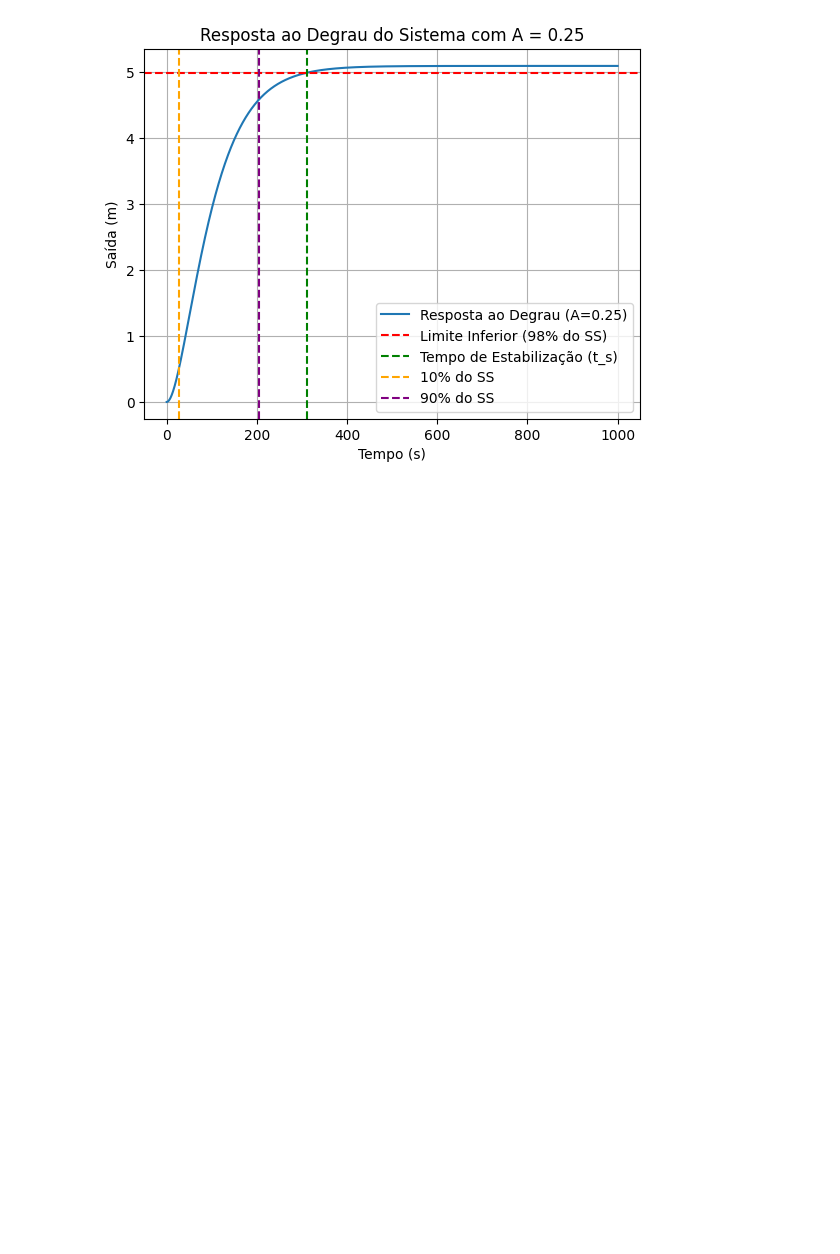
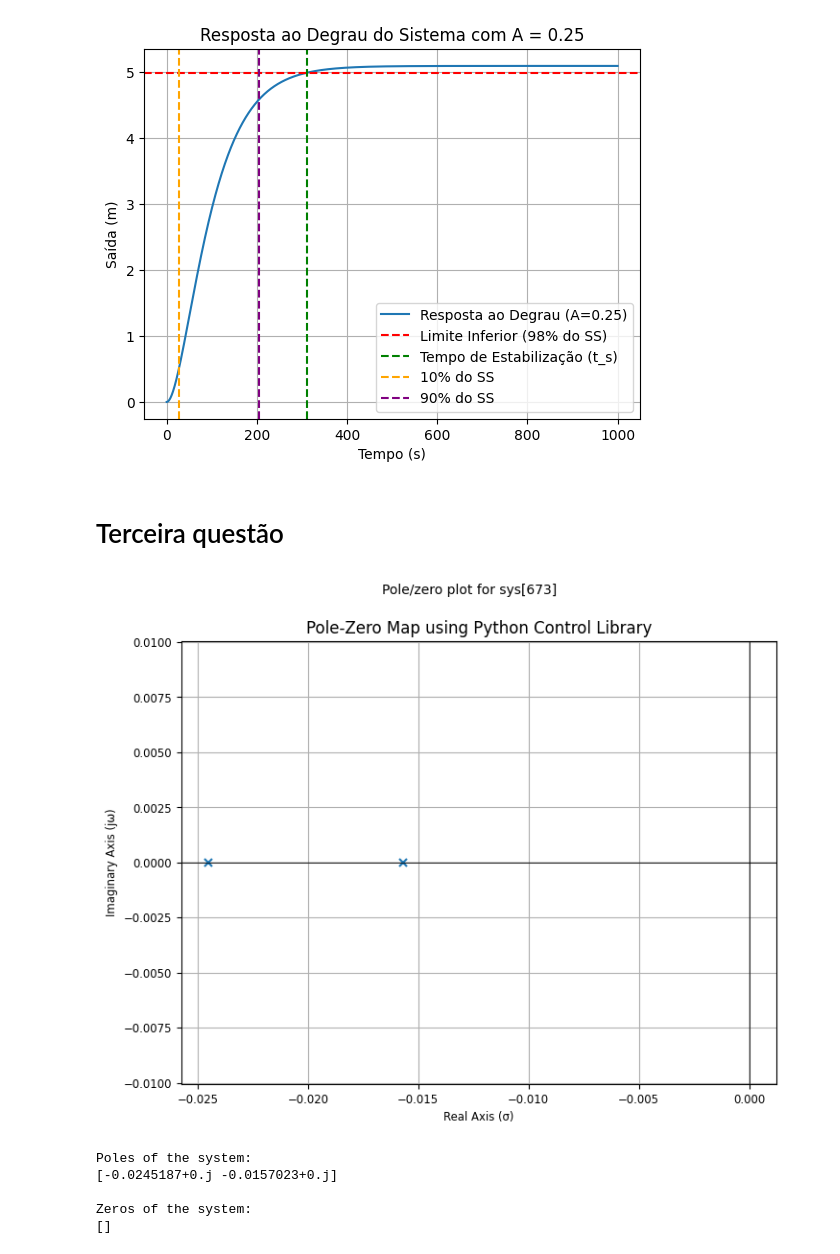
Before and after one commit to Daviipontes/ProjectWork-, a Jupyter notebook: CodigosTask2/task2.ipynb, the cells around one changed output. Drawn from its saved outputs; the diff is of its cells as text; code cells hidden in the pictures; blank space fills up the shorter version.

```diff
--- a/CodigosTask2/task2.ipynb
+++ b/CodigosTask2/task2.ipynb
@@ -79,3 +79,46 @@ plt.show()
 Tempo de Estabilização (t_s): 311.66 s
 Tempo de Subida (t_r): 177.59 s
 [figure]
+# %% [markdown]
+# Terceira questão
+# %%
+# define os coeficientes do numerador e denominador
+# para P(s) = 1 / (s^2 + 0.0407221s + 0.099385)
+numerator_coeffs = [0.007848]
+denominator_coeffs = [1, 0.040221, 0.000385]
+
+# cria a função de transferência
+system = ct.tf(numerator_coeffs, denominator_coeffs)
+
+# plota o mapa de polos e zeros
+plt.figure(figsize=(8, 6))
+ct.pzmap(system)
+
+# título e rótulos
+plt.title('Pole-Zero Map using Python Control Library')
+plt.xlabel('Real Axis (σ)')
+plt.ylabel('Imaginary Axis (jω)')
+
+# eixos real e imaginário no gráfico
+plt.axhline(0, color='black', lw=0.5)
+plt.axvline(0, color='black', lw=0.5)
+
+# adiciona grid
+plt.grid(True)
+
+# salva o gráfico
+plt.savefig('pole_zero_map_control.png')
+
+plt.show()
+
+print("\nPoles of the system:")
+print(ct.poles(system))
+print("\nZeros of the system:")
+print(ct.zeros(system))
+# %% [output]
+[figure, added]
+Poles of the system:
+[-0.0245187+0.j -0.0157023+0.j]
+
+Zeros of the system:
+[]
```
Also changed, not shown: 1 other file.
